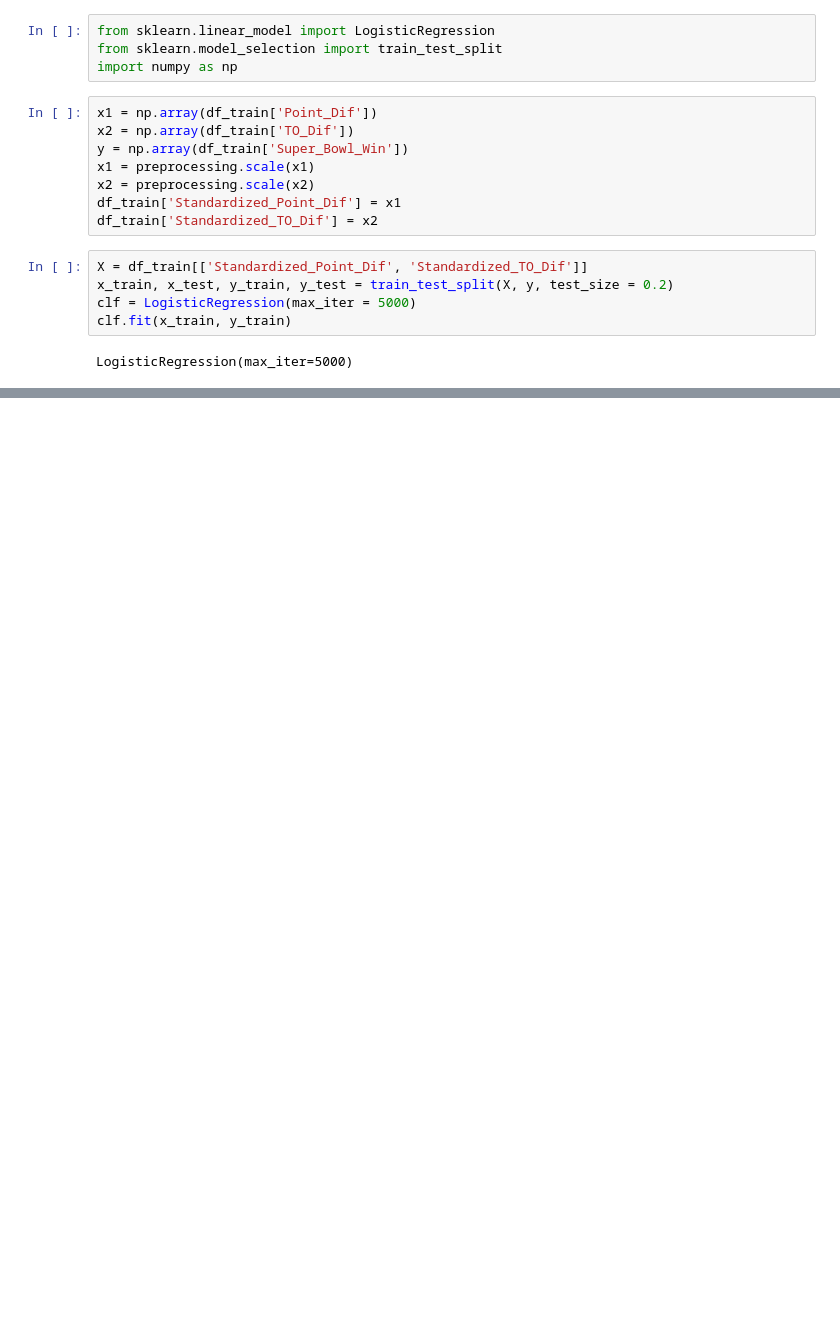
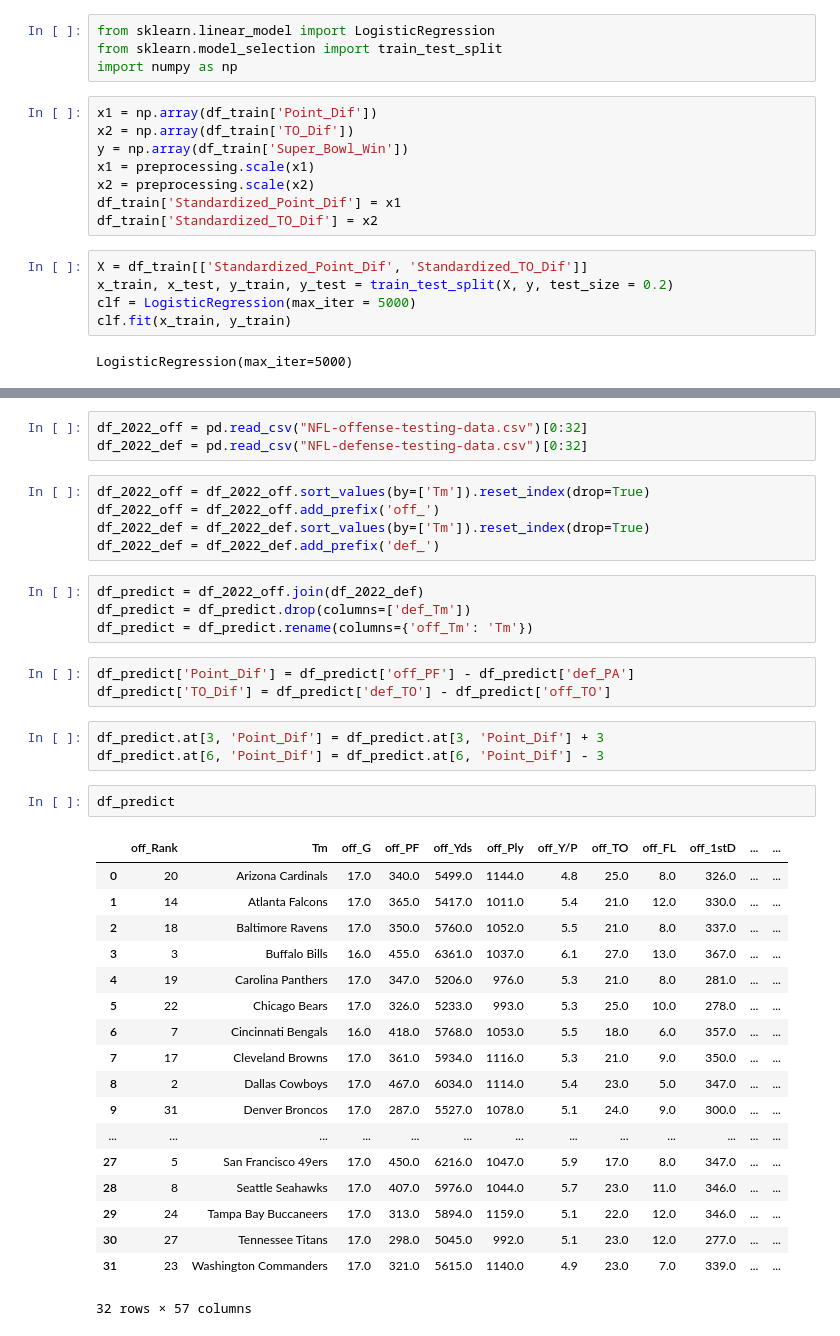
Before and after one commit to mohitsingh4744/super-bowl-2023-prediction, a Jupyter notebook: super-bowl-prediction.ipynb, the cells around one changed output, grey strips where cells are left out. Drawn from its saved outputs; the diff is of its cells as text; blank space fills up the shorter version.

```diff
--- a/super-bowl-prediction.ipynb
+++ b/super-bowl-prediction.ipynb
@@ -286,0 +233,39 @@ df_test[df_test.y_test == 1]
+# %%
+df_2022_off = pd.read_csv("NFL-offense-testing-data.csv")[0:32]
+df_2022_def = pd.read_csv("NFL-defense-testing-data.csv")[0:32]
+# %%
+df_2022_off = df_2022_off.sort_values(by=['Tm']).reset_index(drop=True)
+df_2022_off = df_2022_off.add_prefix('off_')
+df_2022_def = df_2022_def.sort_values(by=['Tm']).reset_index(drop=True)
+df_2022_def = df_2022_def.add_prefix('def_')
+# %%
+df_predict = df_2022_off.join(df_2022_def)
+df_predict = df_predict.drop(columns=['def_Tm'])
+df_predict = df_predict.rename(columns={'off_Tm': 'Tm'})
+# %%
+df_predict['Point_Dif'] = df_predict['off_PF'] - df_predict['def_PA']
+df_predict['TO_Dif'] = df_predict['def_TO'] - df_predict['off_TO']
+# %%
+df_predict.at[3, 'Point_Dif'] = df_predict.at[3, 'Point_Dif'] + 3
+df_predict.at[6, 'Point_Dif'] = df_predict.at[6, 'Point_Dif'] - 3
+# %%
+df_predict
+# %% [output]
+|  | off_Rank | Tm | off_G | off_PF | off_Yds | off_Ply | off_Y/P | off_TO | off_FL | off_1stD | ... | ... |
+| 0 | 20 | Arizona Cardinals | 17.0 | 340.0 | 5499.0 | 1144.0 | 4.8 | 25.0 | 8.0 | 326.0 | ... | ... |
+| 1 | 14 | Atlanta Falcons | 17.0 | 365.0 | 5417.0 | 1011.0 | 5.4 | 21.0 | 12.0 | 330.0 | ... | ... |
+| 2 | 18 | Baltimore Ravens | 17.0 | 350.0 | 5760.0 | 1052.0 | 5.5 | 21.0 | 8.0 | 337.0 | ... | ... |
+| 3 | 3 | Buffalo Bills | 16.0 | 455.0 | 6361.0 | 1037.0 | 6.1 | 27.0 | 13.0 | 367.0 | ... | ... |
+| 4 | 19 | Carolina Panthers | 17.0 | 347.0 | 5206.0 | 976.0 | 5.3 | 21.0 | 8.0 | 281.0 | ... | ... |
+| 5 | 22 | Chicago Bears | 17.0 | 326.0 | 5233.0 | 993.0 | 5.3 | 25.0 | 10.0 | 278.0 | ... | ... |
+| 6 | 7 | Cincinnati Bengals | 16.0 | 418.0 | 5768.0 | 1053.0 | 5.5 | 18.0 | 6.0 | 357.0 | ... | ... |
+| 7 | 17 | Cleveland Browns | 17.0 | 361.0 | 5934.0 | 1116.0 | 5.3 | 21.0 | 9.0 | 350.0 | ... | ... |
+| 8 | 2 | Dallas Cowboys | 17.0 | 467.0 | 6034.0 | 1114.0 | 5.4 | 23.0 | 5.0 | 347.0 | ... | ... |
+| 9 | 31 | Denver Broncos | 17.0 | 287.0 | 5527.0 | 1078.0 | 5.1 | 24.0 | 9.0 | 300.0 | ... | ... |
+| ... | ... | ... | ... | ... | ... | ... | ... | ... | ... | ... | ... | ... |
+| 27 | 5 | San Francisco 49ers | 17.0 | 450.0 | 6216.0 | 1047.0 | 5.9 | 17.0 | 8.0 | 347.0 | ... | ... |
+| 28 | 8 | Seattle Seahawks | 17.0 | 407.0 | 5976.0 | 1044.0 | 5.7 | 23.0 | 11.0 | 346.0 | ... | ... |
+| 29 | 24 | Tampa Bay Buccaneers | 17.0 | 313.0 | 5894.0 | 1159.0 | 5.1 | 22.0 | 12.0 | 346.0 | ... | ... |
+| 30 | 27 | Tennessee Titans | 17.0 | 298.0 | 5045.0 | 992.0 | 5.1 | 23.0 | 12.0 | 277.0 | ... | ... |
+| 31 | 23 | Washington Commanders | 17.0 | 321.0 | 5615.0 | 1140.0 | 4.9 | 23.0 | 7.0 | 339.0 | ... | ... |
+32 rows × 57 columns
```
Also changed, not shown: parts of 31 cells of this notebook, 4 other files.
